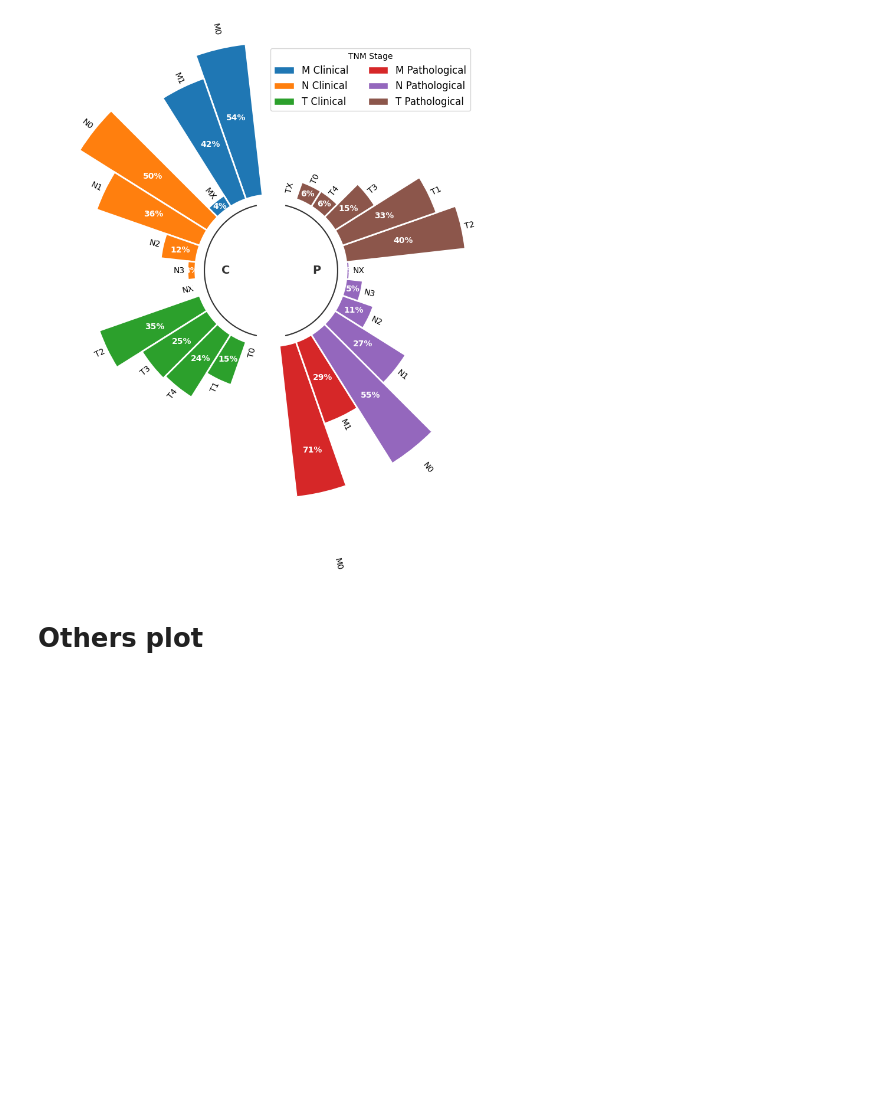
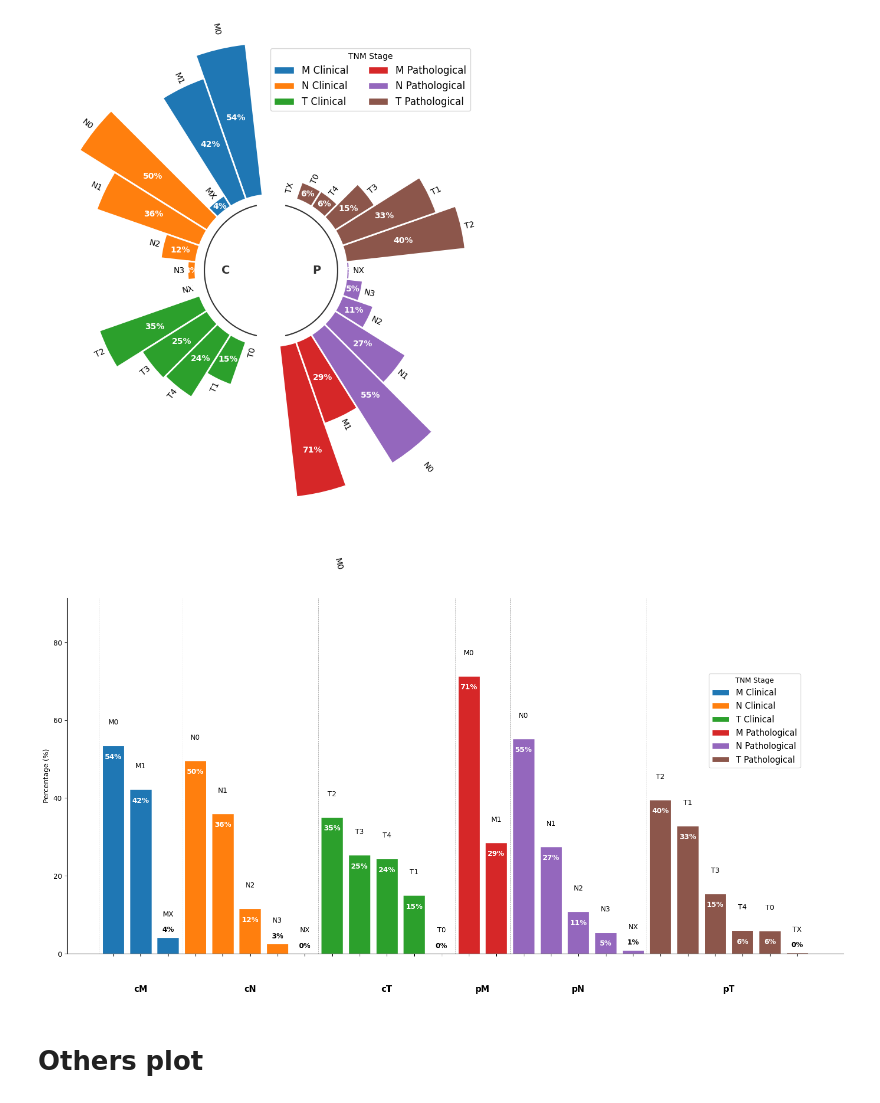
Before and after one commit to shuzoarthur/python_statistic_graphics, a Jupyter notebook: circular_barplot.ipynb, the cells around one changed output. Cells and saved outputs as stored; diff of their text form; code cells hidden in the pictures; blank space fills up the shorter version.

```diff
--- a/circular_barplot.ipynb
+++ b/circular_barplot.ipynb
@@ -1288,6 +1288,97 @@ ax.legend(
 plt.savefig('estadiamento_barplot_circle.png', dpi=300, bbox_inches='tight')  # Exemplo para salvar com resolução de 300 DPI
 # %% [output]
 [figure]
+# %%
+import matplotlib.pyplot as plt
+import numpy as np
+import pandas as pd
+from matplotlib.patches import Patch
+
+# Sort dataframe as before
+df_sorted = (
+    df
+    .groupby(["ranking"])
+    .apply(lambda x: x.sort_values(["porcent"], ascending=False))
+    .reset_index(drop=True)
+)
+
+# Values and labels
+VALUES = df_sorted["porcent"].values * 100
+LABELS = df_sorted["value"].values
+GROUP = df_sorted["class"].values
+
+# Colors by group
+GROUPS_SIZE = [len(i[1]) for i in df.groupby("ranking")]
+COLORS = [f"C{i}" for i, size in enumerate(GROUPS_SIZE) for _ in range(size)]
+
+# Set bar positions
+x_pos = np.arange(len(VALUES))
+
+fig, ax = plt.subplots(figsize=(16, 8))
+
+bars = ax.bar(x_pos, VALUES, color=COLORS, edgecolor="white", width=0.8)
+
+# Threshold for switching label position
+label_threshold = 5
+
+# Add value and name labels
+for i, (value, label) in enumerate(zip(VALUES, LABELS)):
+    if value >= label_threshold:
+        # Label inside the bar
+        ax.text(i, value - 2, f'{value:.0f}%', ha='center', va='top',
+                color='white', fontweight='bold', fontsize=10)
+    else:
+        # Label above the bar
+        ax.text(i, value + 1, f'{value:.0f}%', ha='center', va='bottom',
+                color='black', fontweight='bold', fontsize=10)
+
+    # Always show the label name above the percentage
+    ax.text(i, value + 5, label, ha='center', va='bottom', fontsize=10)
+
+
+# X-axis formatting
+ax.set_xticks(x_pos)
+ax.set_xticklabels([''] * len(x_pos))  # Hide default labels
+
+# Group labels
+group_offset = 0
+for group, size in zip(df_sorted["ranking"].unique(), GROUPS_SIZE):
+    center = group_offset + size / 2 - 0.5
+    ax.text(center, -8, group, ha='center', va='top', fontweight='bold', fontsize=12)
+    # Optional separator line
+    ax.axvline(group_offset - 0.5, color='gray', linestyle='--', linewidth=0.5)
+    group_offset += size
+
+ax.set_ylabel("Percentage (%)")
+ax.set_ylim(0, max(VALUES) + 20)
+
+# Legend
+ranking_info = df_sorted.drop_duplicates('ranking')[['ranking', 'nome']]
+ranking_labels = ranking_info['nome'].tolist()
+ranking_colors = [f"C{i}" for i in range(len(ranking_labels))]
+legend_elements = [
+    Patch(facecolor=color, edgecolor='white', label=label)
+    for color, label in zip(ranking_colors, ranking_labels)
+]
+
+ax.legend(
+    handles=legend_elements,
+    loc='upper right',
+    bbox_to_anchor=(0.95, 0.8),
+    ncol=1,
+    frameon=True,
+    fontsize=12,
+    title="TNM Stage"
+)
+
+# Clean up spines
+for spine in ["top", "right"]:
+    ax.spines[spine].set_visible(False)
+
+plt.tight_layout()
+plt.savefig('estadiamento_barplot_vertical.png', dpi=300, bbox_inches='tight')
+# %% [output]
+[figure, added]
 # %% [markdown]
 # Others plot
 # %%
```
Also changed, not shown: parts of 3 cells of this notebook.
